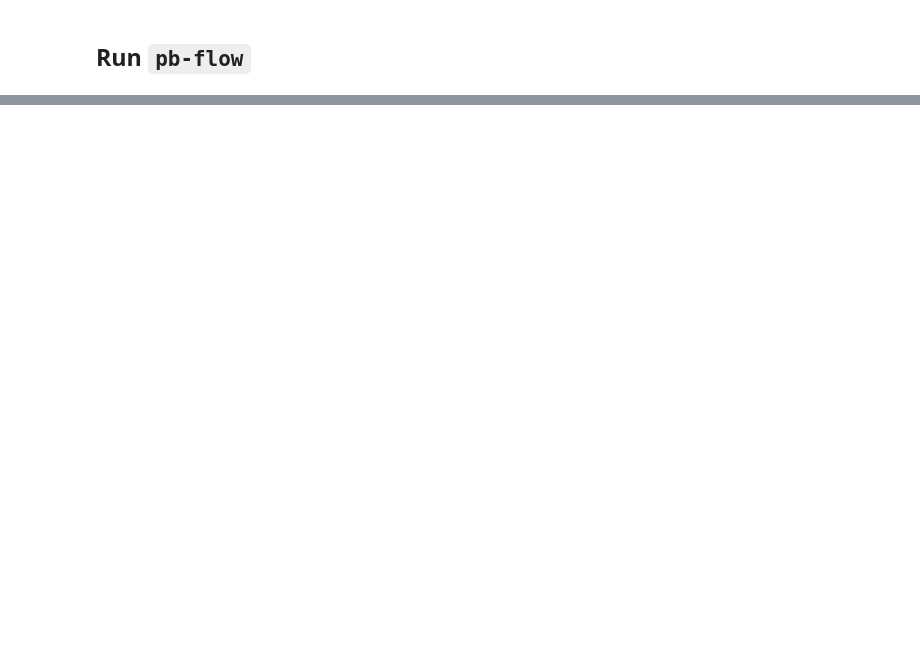
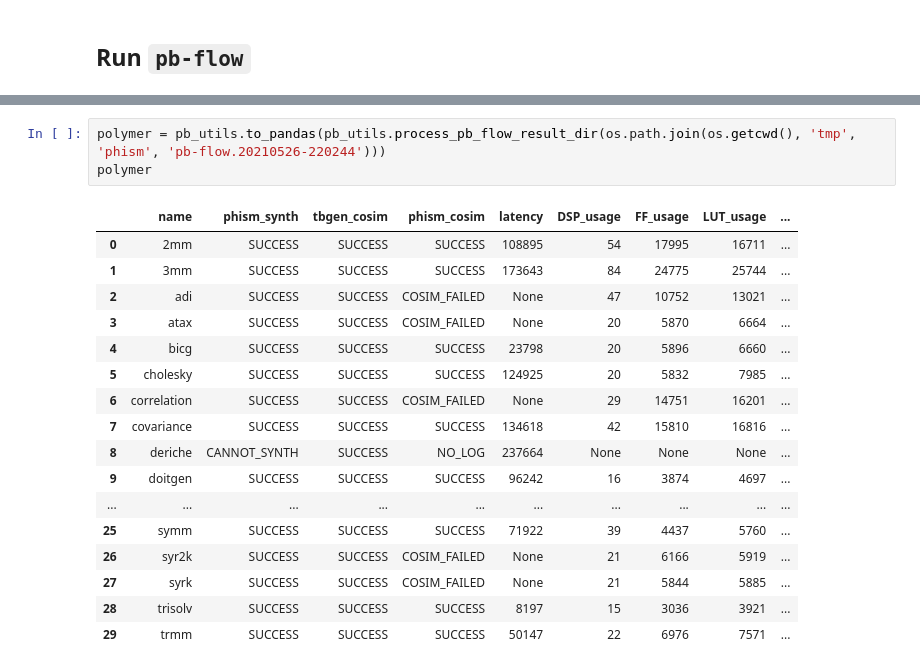
Before and after one commit to kumasento/polsca, a Jupyter notebook: notebooks/polybench-results.ipynb, the cells around one changed output, grey strips where cells are left out. Saved outputs shown, nothing was run; the diff lists cells and outputs as text; blank space fills up the shorter version.

```diff
--- a/notebooks/polybench-results.ipynb
+++ b/notebooks/polybench-results.ipynb
@@ -70,0 +107,21 @@ pb_utils.to_pandas(pb_utils.process_pb_flow_result_dir(os.path.join(os.getcwd(),
+# %%
+polymer = pb_utils.to_pandas(pb_utils.process_pb_flow_result_dir(os.path.join(os.getcwd(), 'tmp', 'phism', 'pb-flow.20210526-220244')))
+polymer
+# %% [output]
+|  | name | phism_synth | tbgen_cosim | phism_cosim | latency | DSP_usage | FF_usage | LUT_usage | ... |
+| 0 | 2mm | SUCCESS | SUCCESS | SUCCESS | 108895 | 54 | 17995 | 16711 | ... |
+| 1 | 3mm | SUCCESS | SUCCESS | SUCCESS | 173643 | 84 | 24775 | 25744 | ... |
+| 2 | adi | SUCCESS | SUCCESS | COSIM_FAILED | None | 47 | 10752 | 13021 | ... |
+| 3 | atax | SUCCESS | SUCCESS | COSIM_FAILED | None | 20 | 5870 | 6664 | ... |
+| 4 | bicg | SUCCESS | SUCCESS | SUCCESS | 23798 | 20 | 5896 | 6660 | ... |
+| 5 | cholesky | SUCCESS | SUCCESS | SUCCESS | 124925 | 20 | 5832 | 7985 | ... |
+| 6 | correlation | SUCCESS | SUCCESS | COSIM_FAILED | None | 29 | 14751 | 16201 | ... |
+| 7 | covariance | SUCCESS | SUCCESS | SUCCESS | 134618 | 42 | 15810 | 16816 | ... |
+| 8 | deriche | CANNOT_SYNTH | SUCCESS | NO_LOG | 237664 | None | None | None | ... |
+| 9 | doitgen | SUCCESS | SUCCESS | SUCCESS | 96242 | 16 | 3874 | 4697 | ... |
+| ... | ... | ... | ... | ... | ... | ... | ... | ... | ... |
+| 25 | symm | SUCCESS | SUCCESS | SUCCESS | 71922 | 39 | 4437 | 5760 | ... |
+| 26 | syr2k | SUCCESS | SUCCESS | COSIM_FAILED | None | 21 | 6166 | 5919 | ... |
+| 27 | syrk | SUCCESS | SUCCESS | COSIM_FAILED | None | 21 | 5844 | 5885 | ... |
+| 28 | trisolv | SUCCESS | SUCCESS | SUCCESS | 8197 | 15 | 3036 | 3921 | ... |
+| 29 | trmm | SUCCESS | SUCCESS | SUCCESS | 50147 | 22 | 6976 | 7571 | ... |
```
Also changed, not shown: parts of 9 cells of this notebook, 1 other file.
